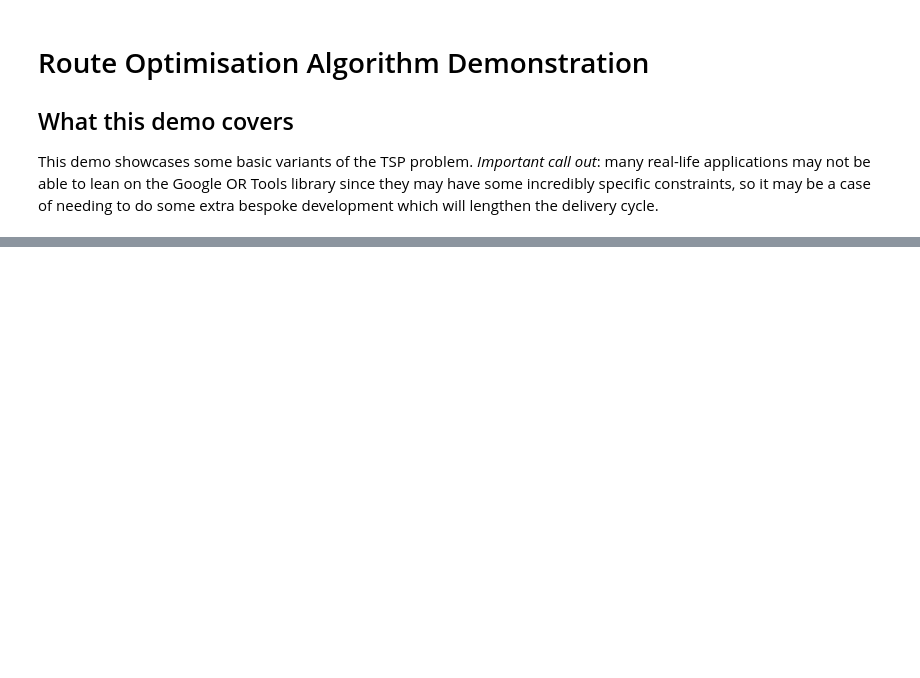
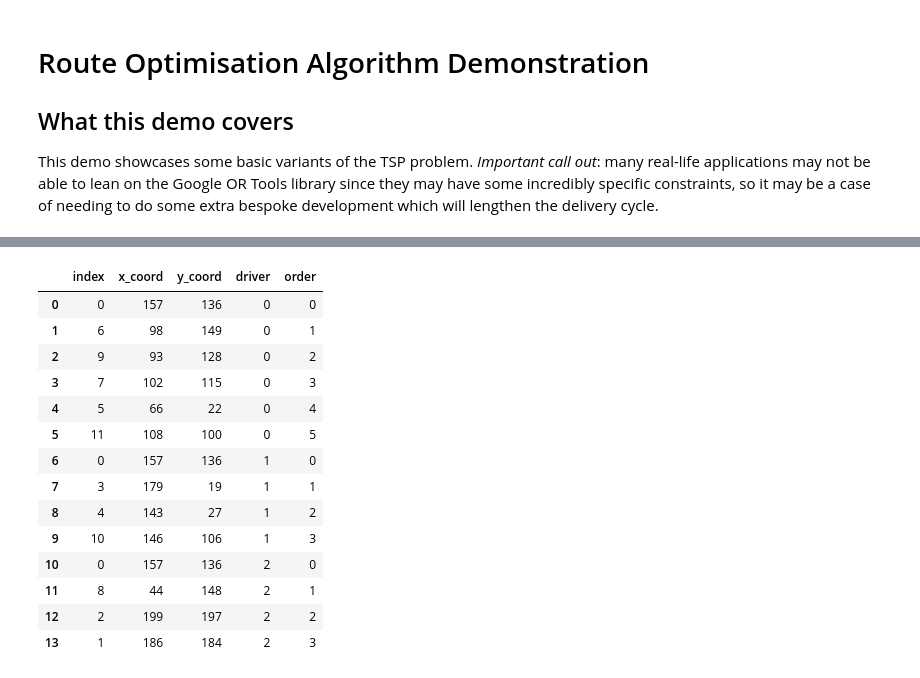
Before and after one commit to cillianbissett/mvrp_demo, a Jupyter notebook: Demo Notebook.ipynb, the cells around one changed output, grey strips where cells are left out. Saved outputs shown, nothing was run; the diff lists cells and outputs as text; code cells hidden in the pictures; blank space fills up the shorter version.

```diff
--- a/Demo Notebook.ipynb
+++ b/Demo Notebook.ipynb
@@ -55,0 +71,20 @@ TypeError: problem_solver() missing 1 required positional argument: 'num_enginee
+# %%
+clean_routes = route_cleaner(routes, jobs, True)
+routes_data = fetch_route_detail(clean_routes, call_locations)
+routes_data
+# %% [output]
+|  | index | x_coord | y_coord | driver | order |
+| 0 | 0 | 157 | 136 | 0 | 0 |
+| 1 | 6 | 98 | 149 | 0 | 1 |
+| 2 | 9 | 93 | 128 | 0 | 2 |
+| 3 | 7 | 102 | 115 | 0 | 3 |
+| 4 | 5 | 66 | 22 | 0 | 4 |
+| 5 | 11 | 108 | 100 | 0 | 5 |
+| 6 | 0 | 157 | 136 | 1 | 0 |
+| 7 | 3 | 179 | 19 | 1 | 1 |
+| 8 | 4 | 143 | 27 | 1 | 2 |
+| 9 | 10 | 146 | 106 | 1 | 3 |
+| 10 | 0 | 157 | 136 | 2 | 0 |
+| 11 | 8 | 44 | 148 | 2 | 1 |
+| 12 | 2 | 199 | 197 | 2 | 2 |
+| 13 | 1 | 186 | 184 | 2 | 3 |
```
Also changed, not shown: parts of 11 cells of this notebook, 3 other files.
